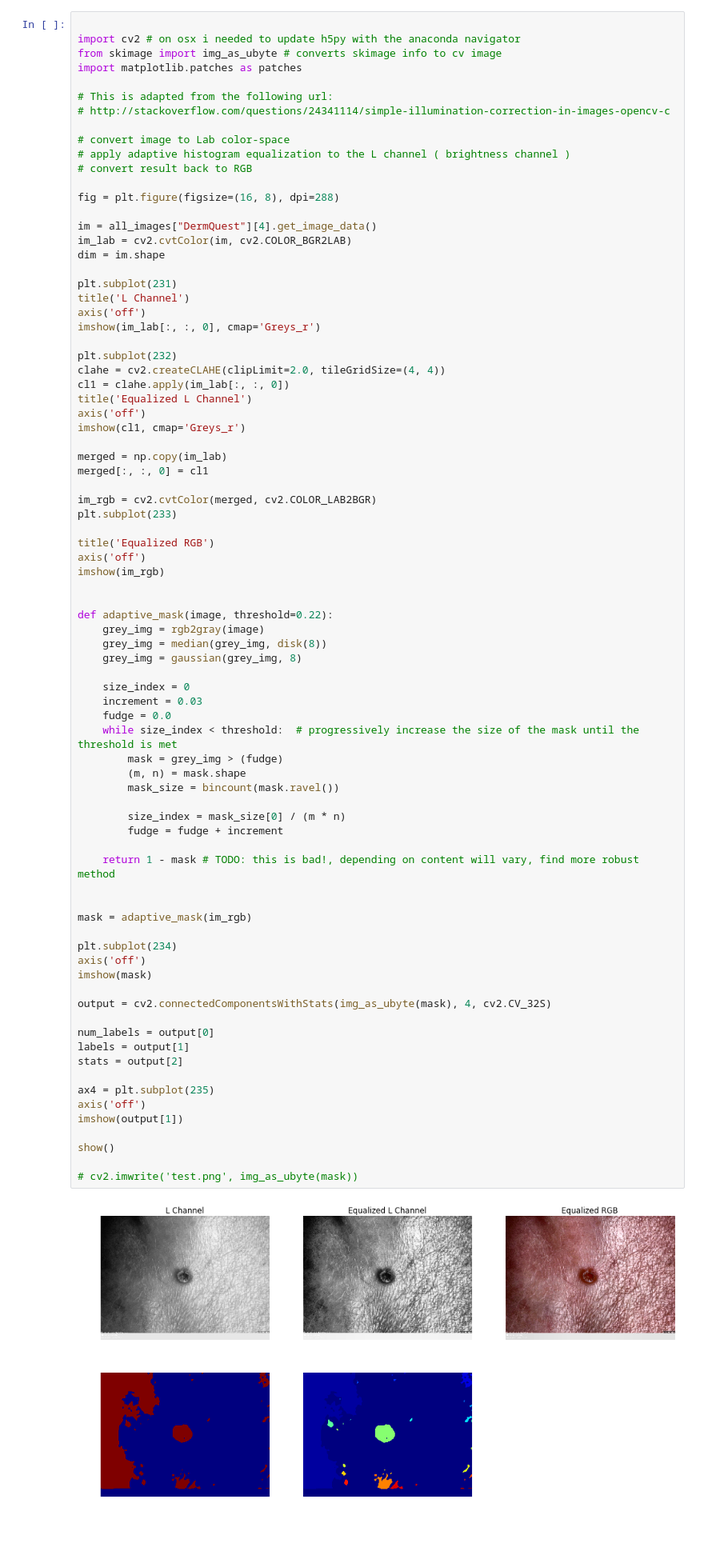
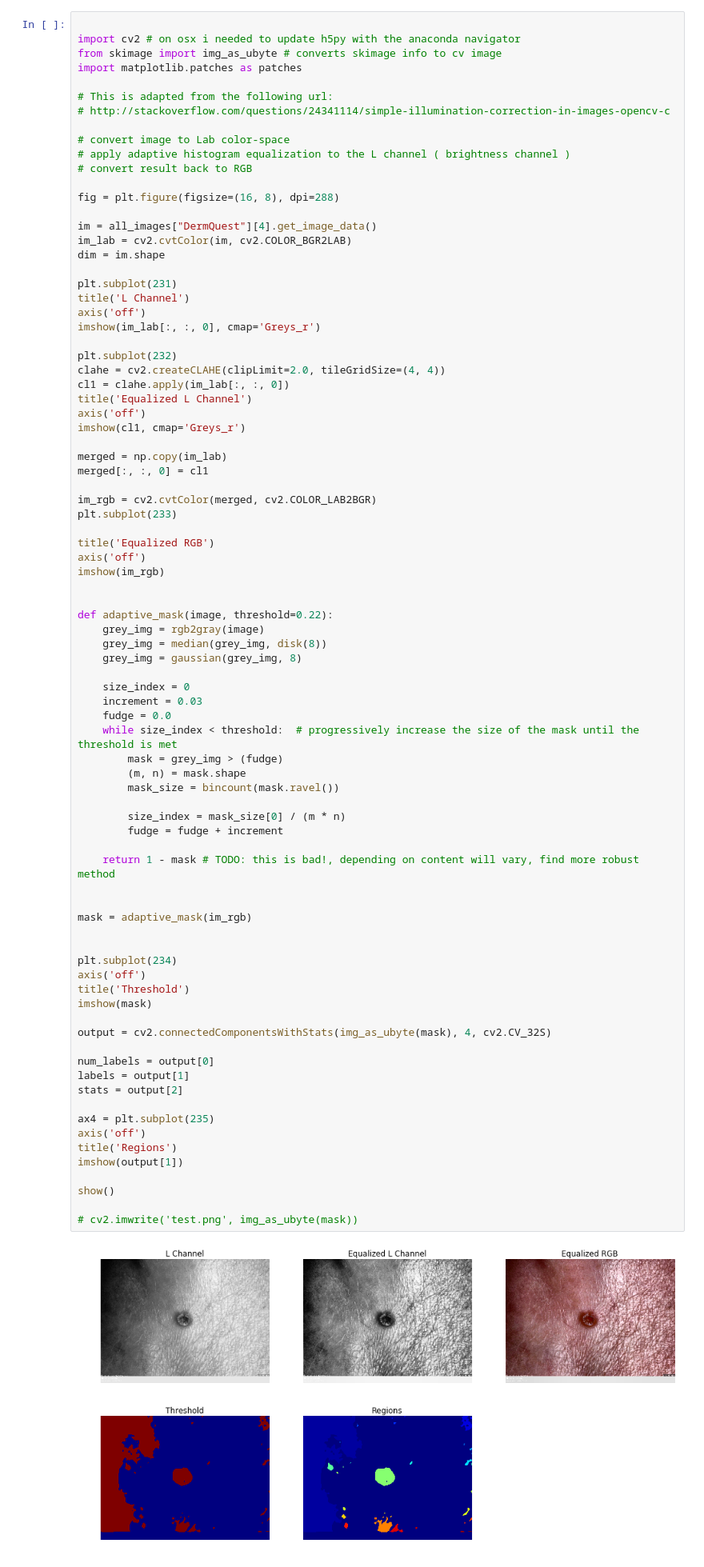
Before and after one commit to alexgustafson/BATests, a Jupyter notebook: BorderTest2.ipynb, the cells around one changed output. Shown at 80% size. Cells and saved outputs as stored; diff of their text form; blank space fills up the shorter version.

```diff
--- a/BorderTest2.ipynb
+++ b/BorderTest2.ipynb
@@ -392,34 +392,37 @@ def adaptive_mask(image, threshold=0.22):
         mask = grey_img > (fudge)
         (m, n) = mask.shape
         mask_size = bincount(mask.ravel())
 
         size_index = mask_size[0] / (m * n)
         fudge = fudge + increment
 
     return 1 - mask # TODO: this is bad!, depending on content will vary, find more robust method
 
 
 mask = adaptive_mask(im_rgb)
 
+
 plt.subplot(234)
 axis('off')
+title('Threshold')
 imshow(mask)
 
 output = cv2.connectedComponentsWithStats(img_as_ubyte(mask), 4, cv2.CV_32S)
 
 num_labels = output[0]
 labels = output[1]
 stats = output[2]
 
 ax4 = plt.subplot(235)
 axis('off')
+title('Regions')
 imshow(output[1])
 
 show()
 
 # cv2.imwrite('test.png', img_as_ubyte(mask))
 # %% [output]
-[figure, old version]
+[figure, new version]
 # %% [markdown]
 Package the two methods above ( scaling from center and illumination normalization ) into a function and test on more images from all sources:
 # %% [markdown]
```
Also changed, not shown: parts of 4 cells of this notebook, 1 other file.
